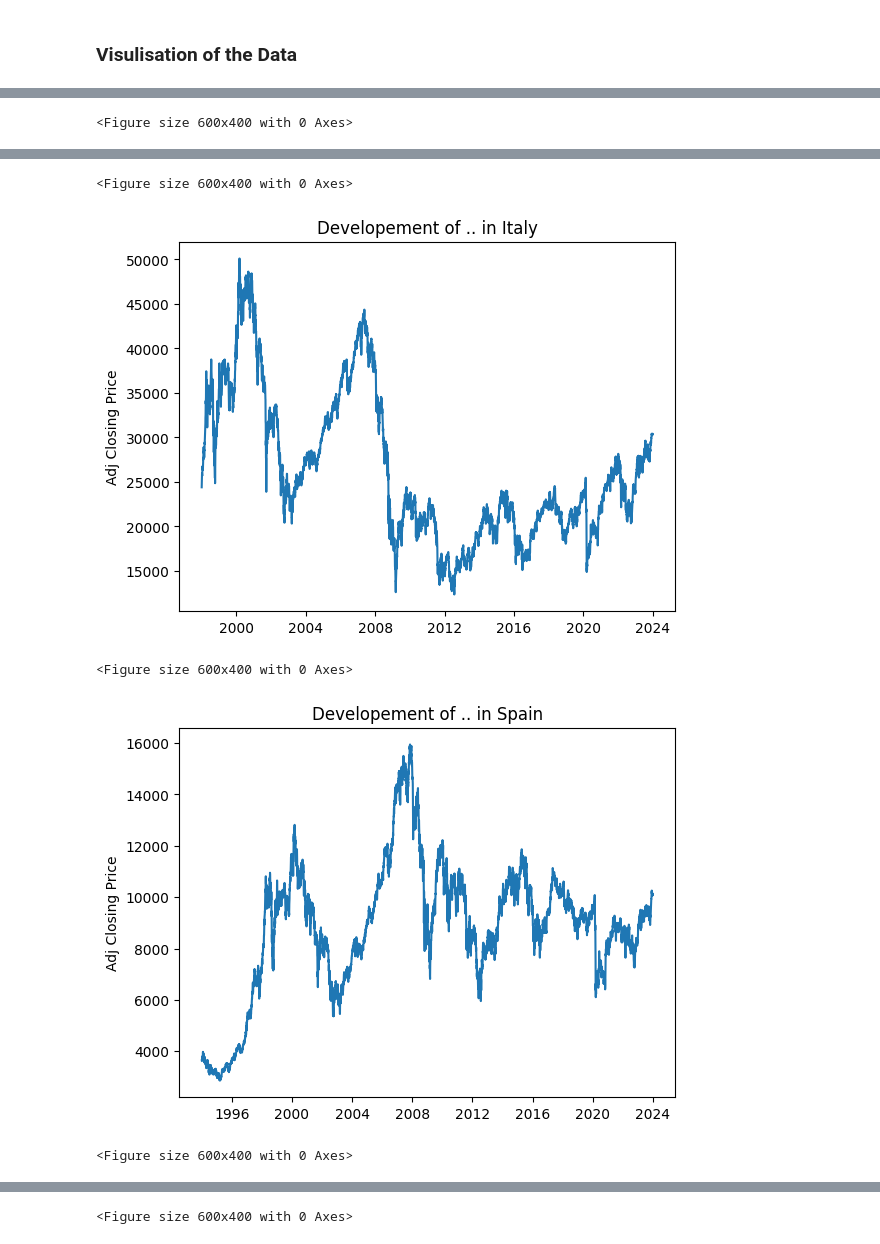
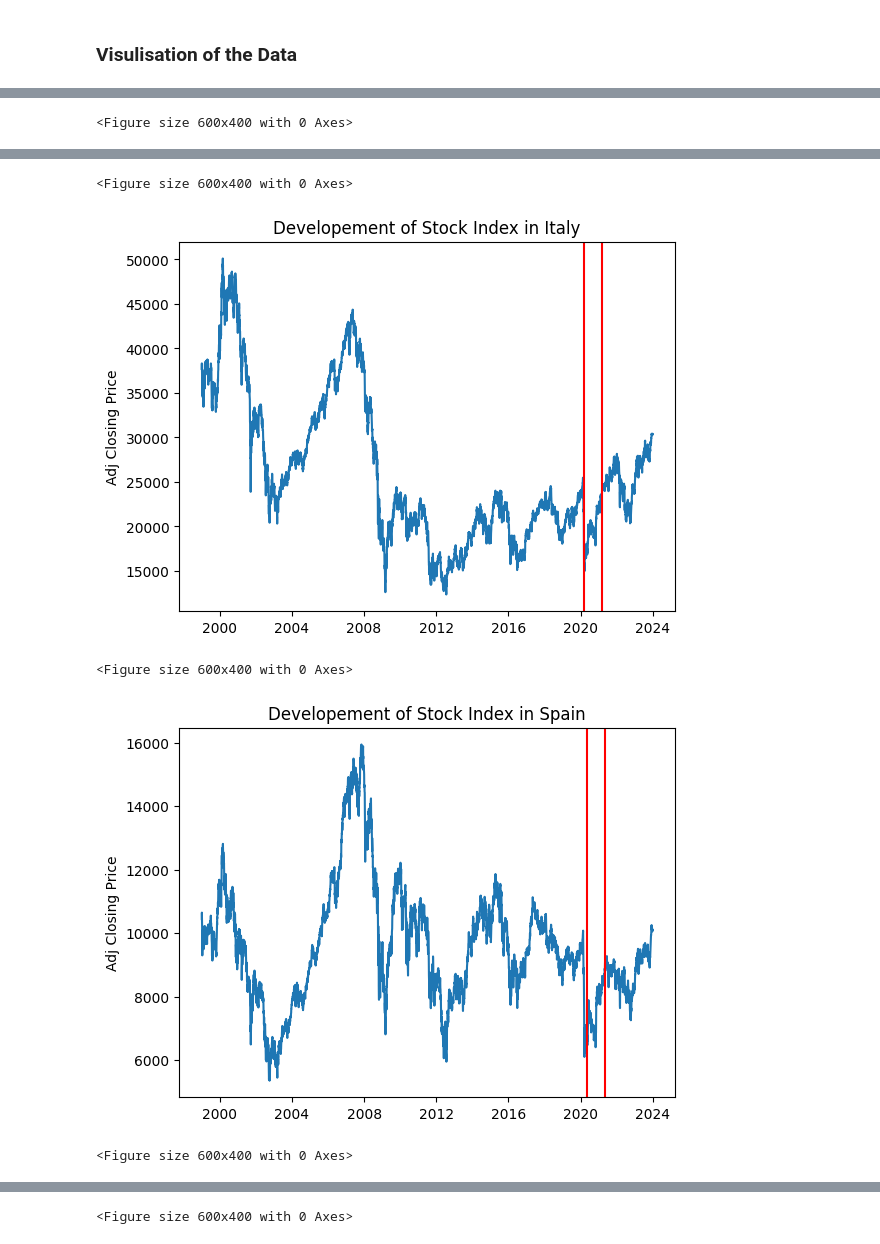
Before and after one commit to RafaelMeiri/Elections_Project, a Jupyter notebook: Introduction_V2.ipynb, the cells around one changed output, grey strips where cells are left out. Cells and saved outputs as stored; diff of their text form; code cells hidden in the pictures.

```diff
--- a/Introduction_V2.ipynb
+++ b/Introduction_V2.ipynb
@@ -18,9 +18,9 @@ elec_data_file = r"C:\Users\berni\OneDrive\Dokumente\Python_Projects\Elections_P
 elec_data_unfiltered = pd.read_excel(elec_data_file, usecols="A:G")
 elec_data_unfiltered['Date'] = pd.to_datetime(elec_data_unfiltered['Date'], errors='raise')
 
-# filter elction data to only use last 30 years
-last_30_years = pd.to_datetime('today') - pd.DateOffset(years=30)
-elec_data = elec_data_unfiltered[elec_data_unfiltered['Date'] > last_30_years]
+# filter elction data to only use last 25 years
+last_25_years = pd.to_datetime('today') - pd.DateOffset(years=25)
+elec_data = elec_data_unfiltered[elec_data_unfiltered['Date'] > last_25_years]
 
 # give an index to the spectrum
 spectrum_mapping = {"left": -2, "centre-left": -1, "centre": 0, "centre-right": 1, "right": 2}
@@ -60,7 +60,7 @@ The second data set is from Yahoo Finance. It includes the stock market prices o
 # clarification of what data to use from Yahoo Finance
 tickers = ['^FTSE','^GDAXI','FTSEMIB.MI','^FCHI','^IBEX']
 index_to_country = {'^FTSE':'UK','^GDAXI':'Germany','FTSEMIB.MI':'Italy','^FCHI':'France','^IBEX': 'Spain'}
-start_date = '1994-01-01'
+start_date = '1999-01-01'
 end_date = '2023-12-31'
 
 # makes a new df by iterating through all five stock indices and adds country as a key
@@ -72,6 +72,7 @@ for index in tickers:
 stock_data_i = pd.concat(df)
 stock_data_i['Country'] = stock_data_i['Index'].map(index_to_country)
 stock_data = stock_data_i.reset_index()
+stock_data['Date'] = pd.to_datetime(stock_data['Date'])
 # %% [output]
 [*********************100%%**********************]  1 of 1 completed
 [*********************100%%**********************]  1 of 1 completed
@@ -127,12 +128,21 @@ In the following pictures one can see the developement of the biggest stock indi
 # %%
 # TODO
 grouped_data = stock_data.groupby('Country')
-
+specific_dates = {
+    'UK': ['2020-01-01', '2021-01-01'],
+    'Germany': ['2020-02-01', '2021-02-01'],
+    'Italy': ['2020-03-01', '2021-03-01'],
+    'France': ['2020-04-01', '2021-04-01'],
+    'Spain': ['2020-05-01', '2021-05-01']
+}
 # plot line charts of the stock markets for each country
 for country, country_data in grouped_data:
     plt.plot(country_data['Date'], country_data['Adj Close'])
+    if country in specific_dates:
+        for date in specific_dates[country]:
+            plt.axvline(x=pd.to_datetime(date), color='red')
     plt.ylabel('Adj Closing Price')
-    plt.title(f'Developement of .. in {country}')
+    plt.title(f'Developement of Stock Index in {country}')
     plt.figure(figsize=(6, 4))
     plt.show()
 # %% [output]
@@ -142,5 +152,5 @@ for country, country_data in grouped_data:
 <Figure size 600x400 with 0 Axes>
-[figure, old version]
+[figure, new version]
 <Figure size 600x400 with 0 Axes>
-[figure, old version]
+[figure, new version]
 <Figure size 600x400 with 0 Axes>
```
Also changed, not shown: parts of 6 cells of this notebook.
